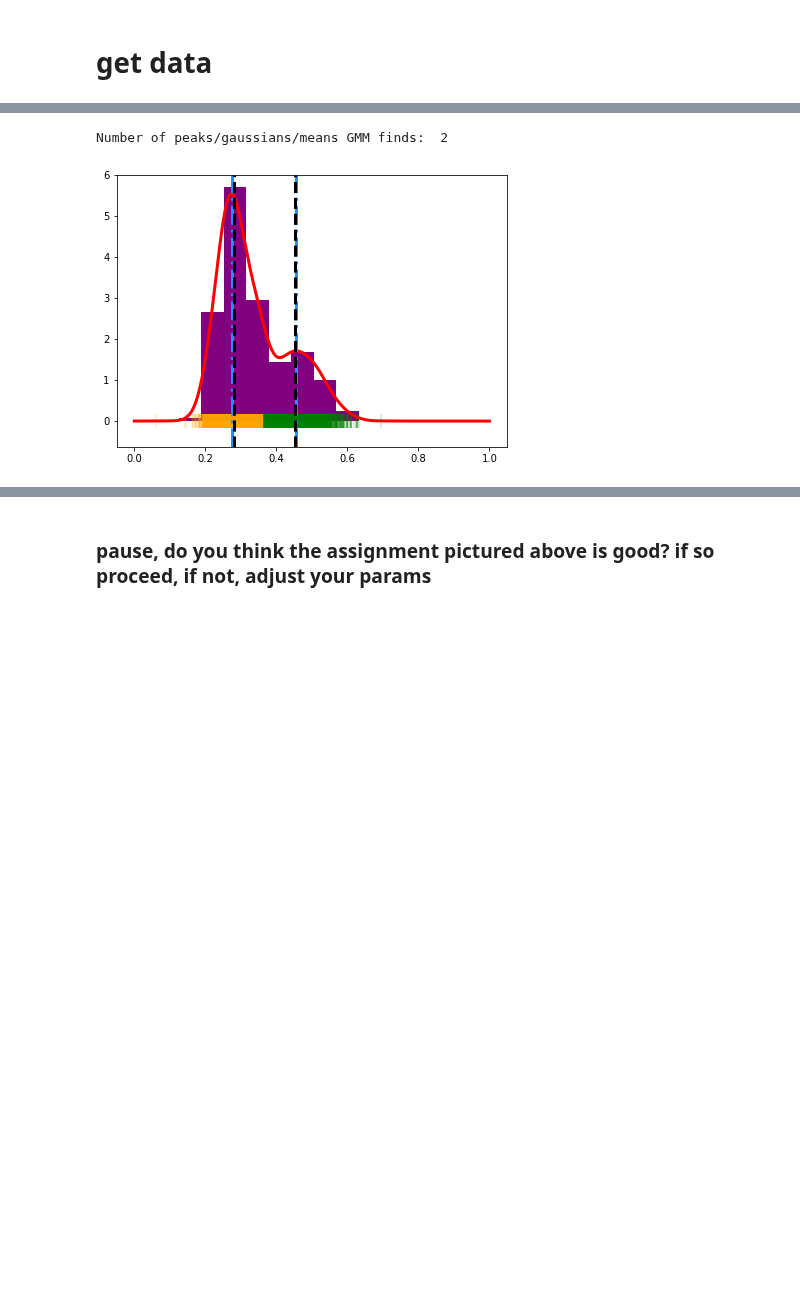
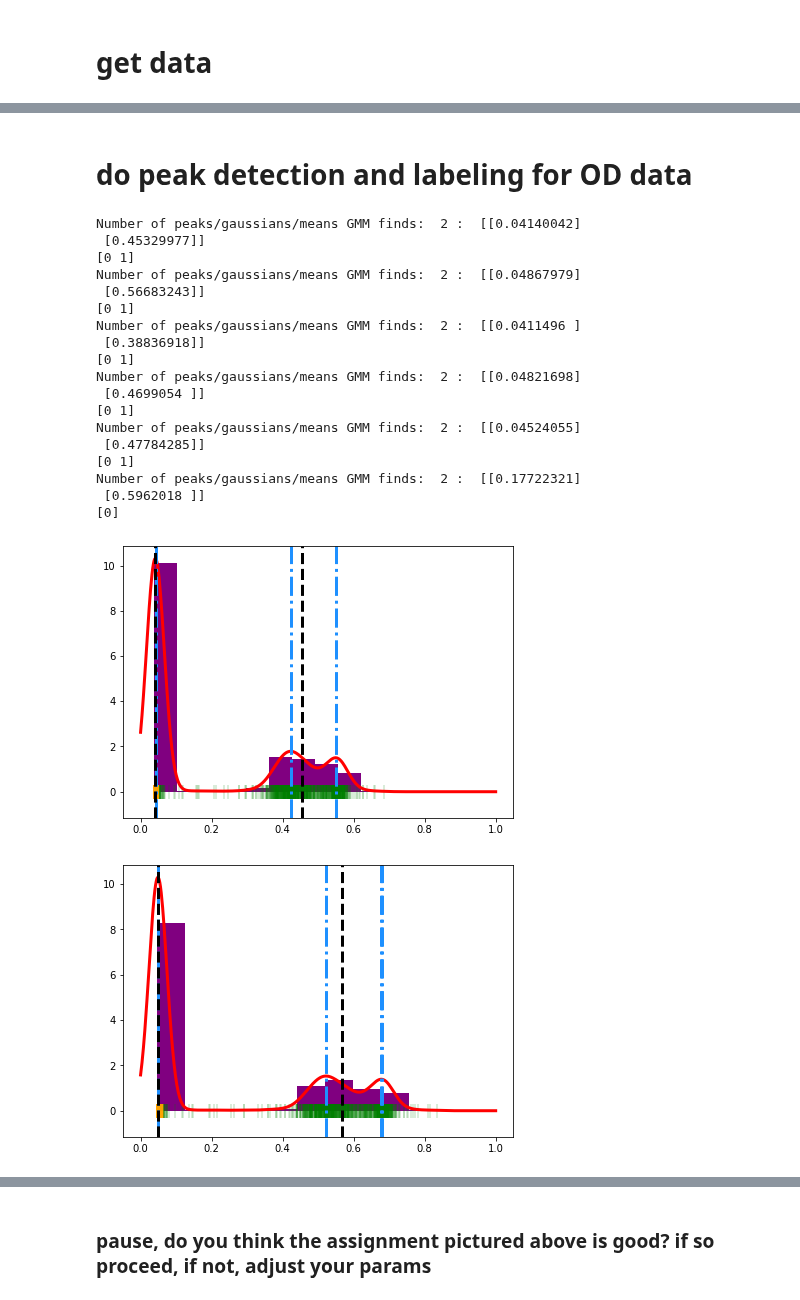
Before and after one commit to geezerbriefs/xpspython, a Jupyter notebook: cfu/analyze cfu multiwell data.ipynb, the cells around one changed output, grey strips where cells are left out. Saved outputs shown, nothing was run; the diff lists cells and outputs as text; code cells hidden in the pictures; blank space fills up the shorter version.

```diff
--- a/cfu/analyze cfu multiwell data.ipynb
+++ b/cfu/analyze cfu multiwell data.ipynb
@@ -149,2 +155,0 @@ odict_keys(['Plate 1 - t0', 't0', 'Plate 2 - te', 'te', 'Plate 3 - tef', 'tef',
-# %%
-df = d['tall_tidy']
@@ -215,3 +169,0 @@ od = sub[meas]
-# %%
-#how does the distribution look
-ax = sns.stripplot(x=od, alpha = 0.5)
@@ -219,0 +177,21 @@ ax = sns.stripplot(x=od, alpha = 0.5)
+# %%
+figs_for_later = []
+for df in data:
+
+    fig, axes = plt.subplots(len(meas), 3, figsize=(10,5)) #since we're doing 2 plot types, scatter and ECDF
+
+    axes = np.ravel(axes)
+
+    scatter_axes = axes[::3]
+    ecdf_axes = axes[1::3]
+
+
+    #how do the distributions look
+    for m, ax in zip(meas, scatter_axes):
+        sns.stripplot(x=df[m],  alpha = 0.5, ax=ax)
+    for m, ax in zip(meas, ecdf_axes):
+        x,y = ecdf(df[m])
+        ax.scatter(x,y)
+
+
+    figs_for_later.append(fig)
@@ -220,3 +204,5 @@ ax = sns.stripplot(x=od, alpha = 0.5)
+# %% [markdown]
+# do peak detection and labeling for OD data
 # %%
 #critical parameters for kde and peak detection, will vary depending on absolute values and distribution of data
 
@@ -231,12 +217,41 @@ find_peaks_wavelet_width_range = np.arange(0.1, 0.5, step=0.1)
 plot_range = np.linspace(0, 1, 500)
 
 #DO YOU WANT TO IGNORE PEAK DETECTION AND JUST USE RANDOM SEED?
-ignore_peaks = False
+ignore_peaks = True
 # %%
-assignment, new_means, peaks, fig = assign_gmmpeak_kdefit(od, kde_bandwidth,
-                                                          find_peaks_wavelet_width_range, plot_range, ignore_peaks)
+#i'm just going to work with OD700 data here
+assignments = []
+for df in data:
+    ass_per_meas = []
+    for m in meas:
+        assignment, new_means, peaks, fig = assign_gmmpeak_kdefit(df[m], kde_bandwidth,
+                                                                  find_peaks_wavelet_width_range, plot_range, ignore_peaks)
 
-print('Number of peaks/gaussians/means GMM finds: ', len(new_means))
+        print('Number of peaks/gaussians/means GMM finds: ', len(new_means), ': ', new_means)
+
+        print(assignment['which_gaussian'].unique())
+
+        ass_per_meas.append(assignment)
+
+    assignments.append(ass_per_meas)
 # %% [output]
-Number of peaks/gaussians/means GMM finds:  2
+Number of peaks/gaussians/means GMM finds:  2 :  [[0.04140042]
+ [0.45329977]]
+[0 1]
+Number of peaks/gaussians/means GMM finds:  2 :  [[0.04867979]
+ [0.56683243]]
+[0 1]
+Number of peaks/gaussians/means GMM finds:  2 :  [[0.0411496 ]
+ [0.38836918]]
+[0 1]
+Number of peaks/gaussians/means GMM finds:  2 :  [[0.04821698]
+ [0.4699054 ]]
+[0 1]
+Number of peaks/gaussians/means GMM finds:  2 :  [[0.04524055]
+ [0.47784285]]
+[0 1]
+Number of peaks/gaussians/means GMM finds:  2 :  [[0.17722321]
+ [0.5962018 ]]
+[0]
-[figure, old version]
+[figure, new version]
+[figure, added]
```
Also changed, not shown: parts of 65 cells of this notebook, 3 other files.
